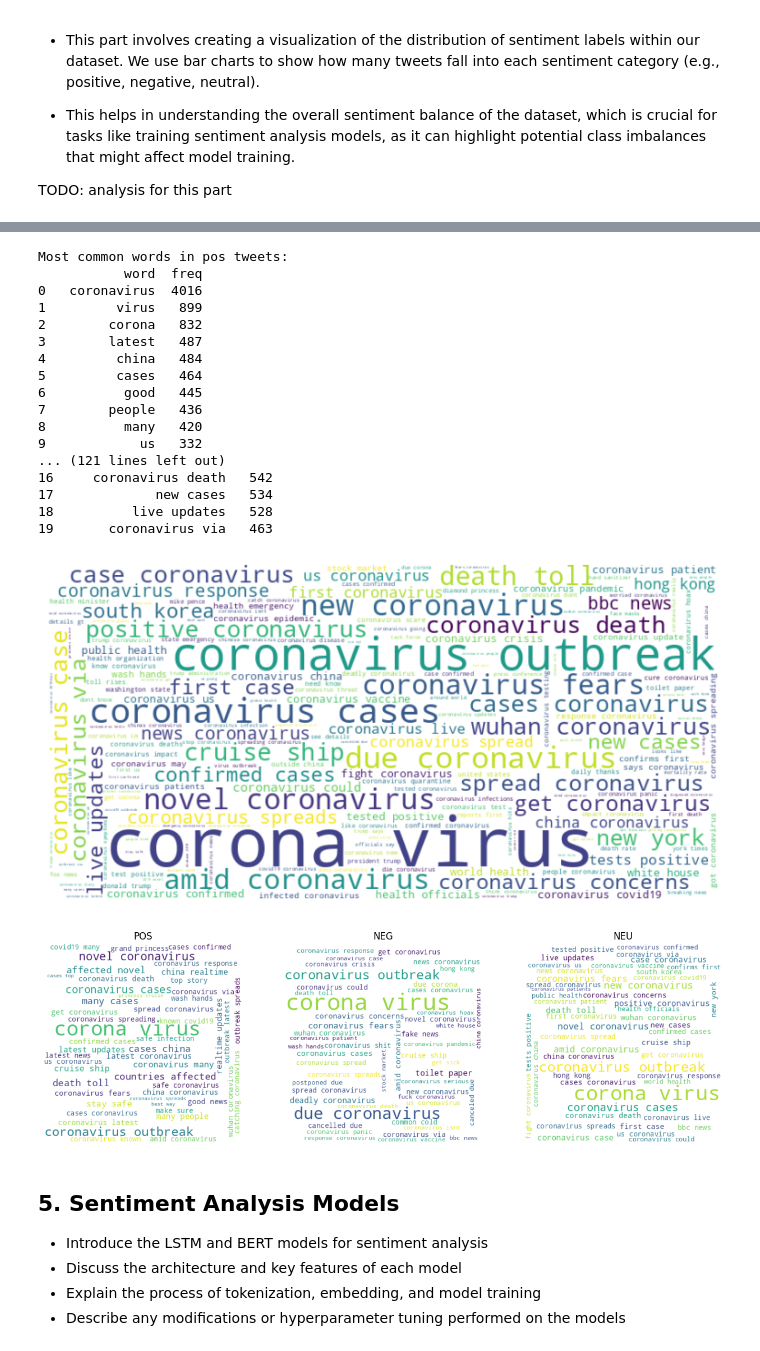
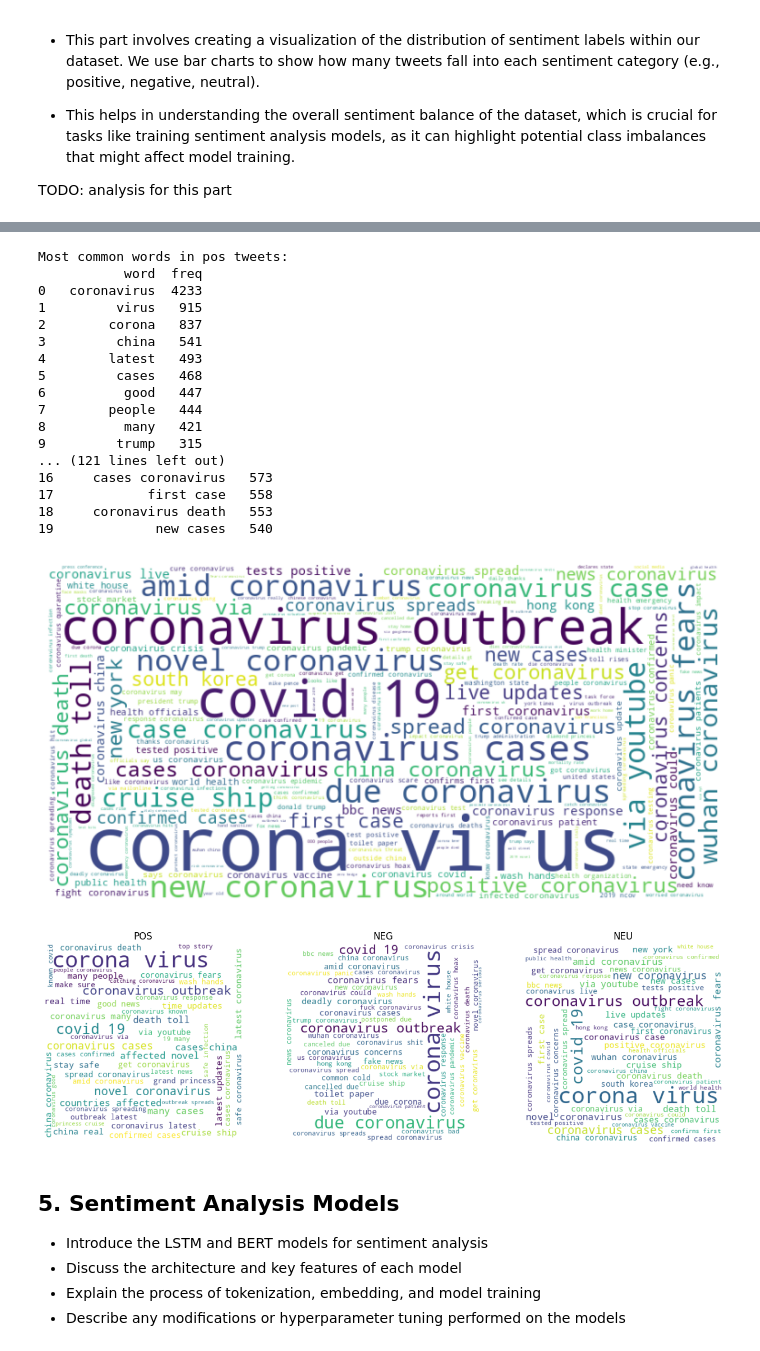
Before and after one commit to Lexian-6/Sentiment-Analysis-towards-COVID-19-on-Twitter, a Jupyter notebook: COVIDSenti_Analysis.ipynb, the cells around one changed output, grey strips where cells are left out. Saved outputs shown, nothing was run; the diff lists cells and outputs as text; code cells hidden in the pictures.

```diff
--- a/COVIDSenti_Analysis.ipynb
+++ b/COVIDSenti_Analysis.ipynb
@@ -267,15 +209,0 @@ bird flu in december when whole pk is busy in marriage‚ä¶
-# %%
-# @title #### 3.4.4 Remove special characters and punctuation
-def remove_special_characters(text):
-    special_char_pattern = re.compile(r'[^a-zA-Z0-9\s]')
-    text = special_char_pattern.sub(r'', text)
-    return text
-
-df['tweet'] = df['tweet'].apply(lambda x: remove_special_characters(x))
-df_A['tweet'] = df_A['tweet'].apply(lambda x: remove_special_characters(x))
-df_B['tweet'] = df_B['tweet'].apply(lambda x: remove_special_characters(x))
-df_C['tweet'] = df_C['tweet'].apply(lambda x: remove_special_characters(x))
-
-print(original_df.iloc[1, 0])
-print("------------------------------------------------------------------------")
-print(df.iloc[1, 0])
@@ -416,0 +357,15 @@ original_df = original_df.drop('tweet_length', axis=1)
+# %%
+import nltk
+from nltk.corpus import stopwords
+import pandas as pd
+
+nltk.download('stopwords')
+
+stop_words = set(stopwords.words('english'))
+
+def remove_stopwords(text):
+    words = text.split()
+    filtered_words = [word for word in words if word.lower() not in stop_words]
+    return ' '.join(filtered_words)
+no_stopwords_df = df.copy()
+no_stopwords_df['tweet'] = df['tweet'].apply(remove_stopwords)
@@ -416,0 +375,7 @@ original_df = original_df.drop('tweet_length', axis=1)
+# %%
+reverse_label_mapping = {
+    0:"neg",
+    1:"neu",
+    2:"pos",
+}
+no_stopwords_df['label'] = no_stopwords_df['label'].map(reverse_label_mapping)
@@ -470,67 +451,67 @@ plt.show()
 # %%
 for sentiment in ['pos', 'neg', 'neu']:
     print(f"\nMost common words in {sentiment} tweets:")
-    common_words = get_top_n_words(df[df['label'] == sentiment]['tweet'], 20)
+    common_words = get_top_n_words(no_stopwords_df[no_stopwords_df['label'] == sentiment]['tweet'], 20)
     df_common_words = pd.DataFrame(common_words, columns=['word', 'freq'])
     print(df_common_words)
 
     print(f"\nMost common bigrams in {sentiment} tweets:")
-    common_bigrams = get_top_n_bigram(df[df['label'] == sentiment]['tweet'], 20)
+    common_bigrams = get_top_n_bigram(no_stopwords_df[no_stopwords_df['label'] == sentiment]['tweet'], 20)
     df_common_bigrams = pd.DataFrame(common_bigrams, columns=['bigram', 'freq'])
     print(df_common_bigrams)
 # %% [output]
 Most common words in pos tweets:
            word  freq
-0   coronavirus  4016
-1         virus   899
-2        corona   832
-3        latest   487
-4         china   484
-5         cases   464
-6          good   445
-7        people   436
-8          many   420
-9            us   332
+0   coronavirus  4233
+1         virus   915
+2        corona   837
+3         china   541
+4        latest   493
+5         cases   468
+6          good   447
+7        people   444
+8          many   421
+9         trump   315
 ... (121 lines left out)
-16     coronavirus death   542
-17             new cases   534
-18          live updates   528
-19       coronavirus via   463
+16     cases coronavirus   573
+17            first case   558
+18     coronavirus death   553
+19             new cases   540
 # %%
 from wordcloud import WordCloud
 
 def generate_bigram_wordcloud(text, size=(8,4), max_words=200):
     # Create a CountVectorizer object with bigrams
     cv = CountVectorizer(ngram_range=(2, 2))
 
     # Fit and transform the text
     bigram_counts = cv.fit_transform(text)
 
     # Convert the bigram counts to a dictionary
     bigram_dict = dict(zip(cv.get_feature_names_out(), bigram_counts.sum(axis=0).tolist()[0]))
 
     # Create a word cloud object
     wc = WordCloud(width=size[0]*100, height=size[1]*100, background_color='white', colormap='viridis', max_words=max_words)
 
     # Generate the word cloud
     wc.generate_from_frequencies(bigram_dict)
     return wc
     # Display the word cloud
     plt.figure(figsize=size)
     plt.imshow(wc, interpolation='bilinear')
     plt.axis('off')
     plt.tight_layout()
     plt.show()
 
 # Display the word cloud
-all_tweets_wordcloud = generate_bigram_wordcloud(df['tweet'])
+all_tweets_wordcloud = generate_bigram_wordcloud(no_stopwords_df['tweet'])
 plt.figure(figsize=(8, 4))
 plt.imshow(all_tweets_wordcloud, interpolation='bilinear')
 plt.axis('off')
 plt.tight_layout()
 plt.show()
 # %% [output]
-[figure, old version]
+[figure, new version]
 # %%
 # Generate bigram word clouds for each sentiment class
 # Define the sentiments
@@ -542,7 +523,7 @@ fig, axs = plt.subplots(1, 3, figsize=(13, 4))  # Each subplot having an effecti
 # Generate and display word clouds for each sentiment
 for i, sentiment in enumerate(sentiments):
     # Filter the dataframe for the current sentiment
-    filtered_tweets = df[df['label'] == sentiment]['tweet']
+    filtered_tweets = no_stopwords_df[no_stopwords_df['label'] == sentiment]['tweet']
 
     # Generate the word cloud for the filtered tweets
     sentiment_wordcloud = generate_bigram_wordcloud(filtered_tweets, size=(4, 4), max_words=50)  # Adjust size as needed
@@ -558,7 +539,7 @@ plt.tight_layout()
 # Show the plot
 plt.show()
 # %% [output]
-[figure, old version]
+[figure, new version]
 # %% [markdown]
 <a name="models"></a>
 ## 5. Sentiment Analysis Models
```
Also changed, not shown: parts of 21 cells of this notebook.
